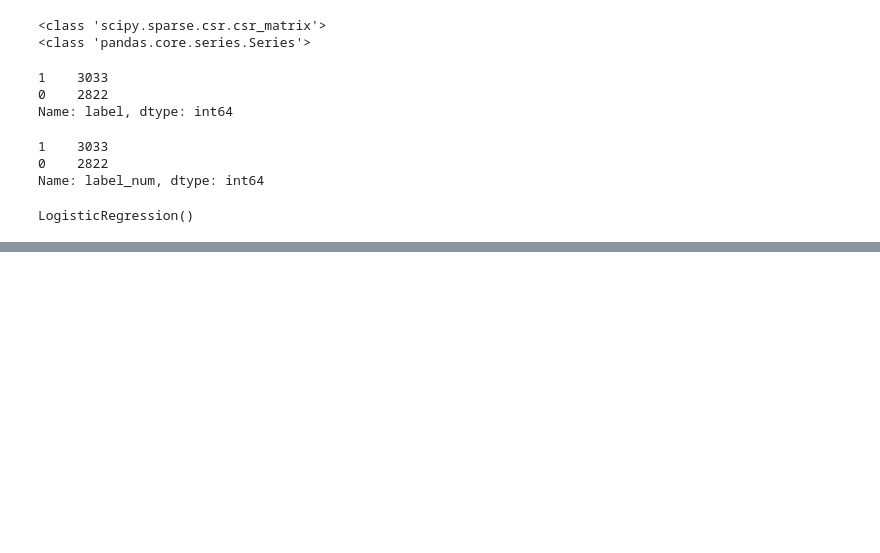
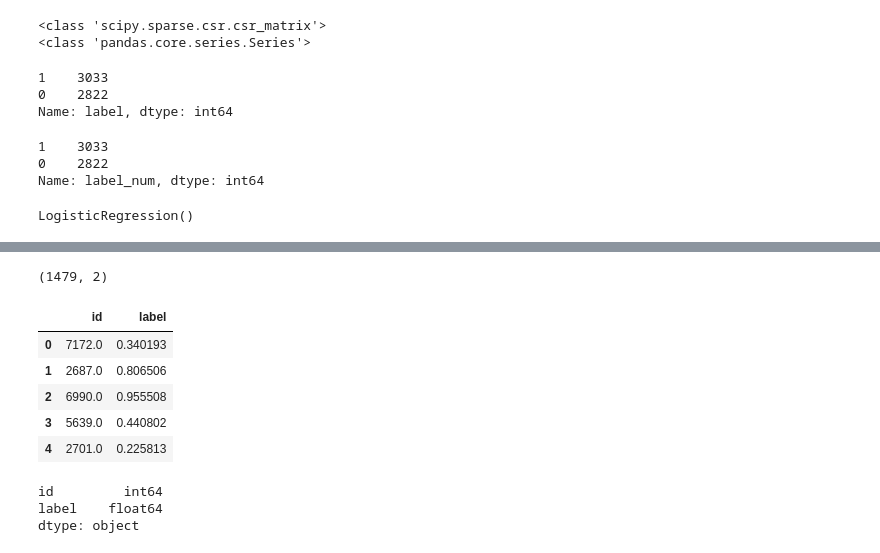
Before and after one commit to prudhvinag06/Boost-Online-Reach-ML-, a Jupyter notebook: boost online reach.ipynb, the cells around one changed output, grey strips where cells are left out. Saved outputs shown, nothing was run; the diff lists cells and outputs as text; code cells hidden in the pictures; blank space fills up the shorter version.

```diff
--- a/boost online reach.ipynb
+++ b/boost online reach.ipynb
@@ -1156,0 +1180,6 @@ LogisticRegression()
+# %%
+y_pred=y_pred.reshape(-1,1)
+# %%
+first = (test_df["id"].to_numpy().astype(np.int32)).reshape(-1,1)
+# %%
+final = np.concatenate((first,y_pred),axis = 1)
@@ -1156,0 +1200,25 @@ LogisticRegression()
+# %%
+final.shape
+# %% [output]
+(1479, 2)
+# %%
+df2 = pd.DataFrame(final,
+                  columns =['id','label'])
+# %%
+df2.head()
+# %% [output]
+|  | id | label |
+| 0 | 7172.0 | 0.340193 |
+| 1 | 2687.0 | 0.806506 |
+| 2 | 6990.0 | 0.955508 |
+| 3 | 5639.0 | 0.440802 |
+| 4 | 2701.0 | 0.225813 |
+# %%
+convert_dict = {'id': int}
+
+df2 = df2.astype(convert_dict)
+print(df2.dtypes)
+# %% [output]
+id         int64
+label    float64
+dtype: object
```
Also changed, not shown: parts of 25 cells of this notebook.
